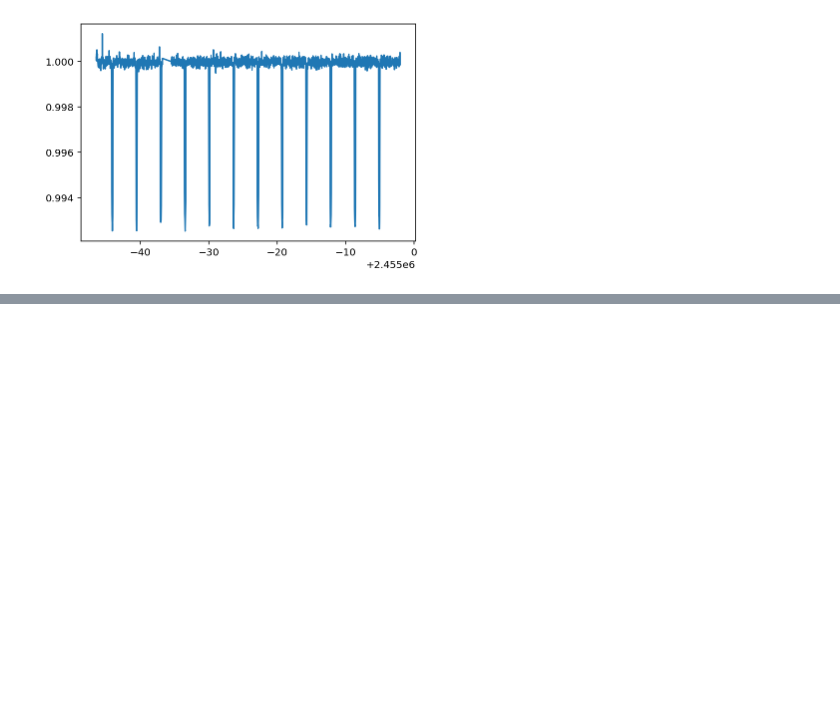
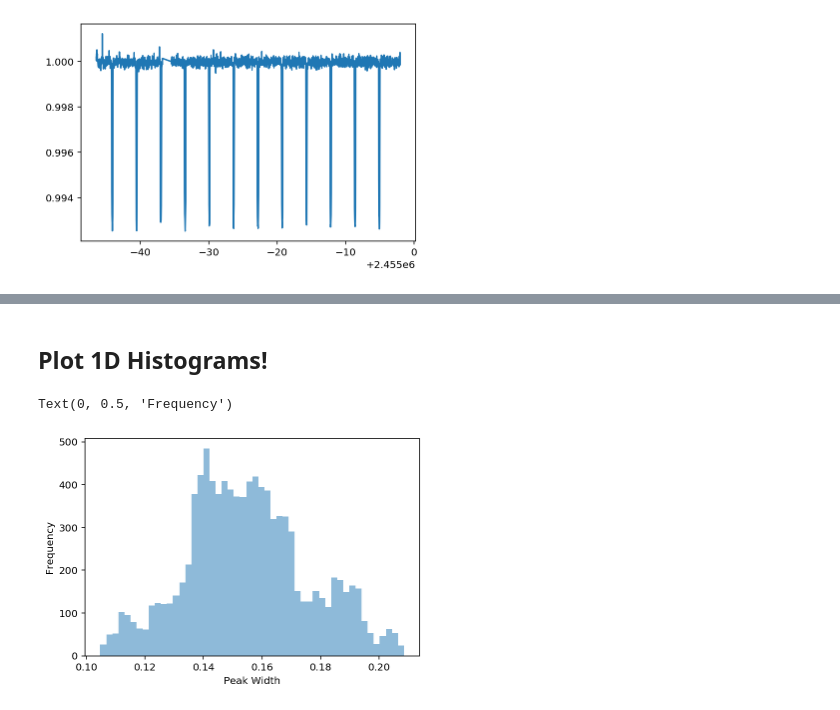
Before and after one commit to brendrach/Computational_Astro_ASTP720, a Jupyter notebook: Assignment_6/Assignment_6.ipynb, the cells around one changed output, grey strips where cells are left out. Saved outputs shown, nothing was run; the diff lists cells and outputs as text; code cells hidden in the pictures; blank space fills up the shorter version.

```diff
--- a/Assignment_6/Assignment_6.ipynb
+++ b/Assignment_6/Assignment_6.ipynb
@@ -102,0 +245,9 @@ plt.ylim(0.991,1.0005)
+# %% [markdown]
+## Plot 1D Histograms!
+# %%
+plt.hist(chain[:, 0], alpha=0.5, bins=50)
+plt.xlabel('Peak Width')
+plt.ylabel('Frequency')
+# %% [output]
+Text(0, 0.5, 'Frequency')
+[figure, added]
```
Also changed, not shown: parts of 22 cells of this notebook.
